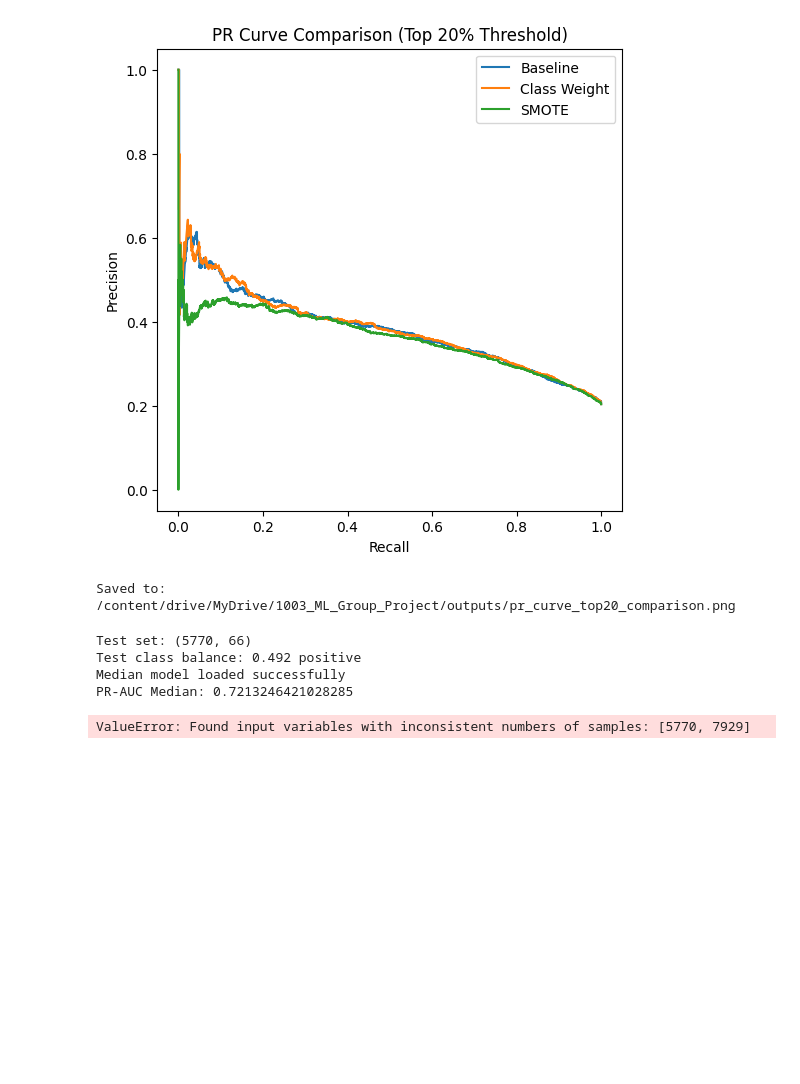
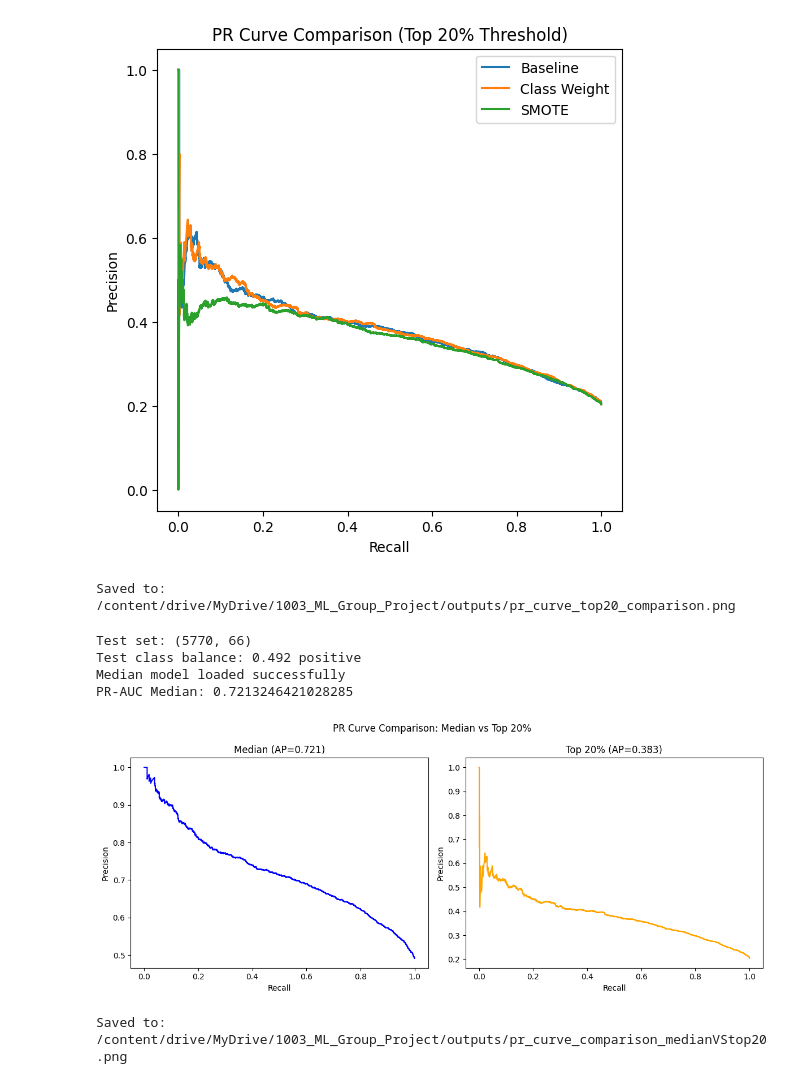
Before and after one commit to yh6384-design/ML_Online_News_Popularity, a Jupyter notebook: NB4_Extension.ipynb, the cells around one changed output. Saved outputs shown, nothing was run; the diff lists cells and outputs as text; code cells hidden in the pictures; blank space fills up the shorter version.

```diff
--- a/NB4_Extension.ipynb
+++ b/NB4_Extension.ipynb
@@ -516,28 +516,45 @@ Test set: (5770, 66)
 Test class balance: 0.492 positive
 Median model loaded successfully
 PR-AUC Median: 0.7213246421028285
-# %%
-from sklearn.metrics import average_precision_score
-
-ap_median = average_precision_score(y_test_Median, y_prob_median)
-ap_top20 = average_precision_score(y_test, y_prob_w)
-
-precision_m, recall_m, _ = precision_recall_curve(y_test_Median, y_prob_median)
-precision_t, recall_t, _ = precision_recall_curve(y_test, y_prob_w)
-
-plt.figure(figsize=(6,6))
-
-plt.plot(recall_m, precision_m, label=f"Median (AP={ap_median:.3f})")
-plt.plot(recall_t, precision_t, label=f"Top 20% (AP={ap_top20:.3f})")
-
-baseline = y_test.mean()
-plt.hlines(baseline, 0, 1, linestyles="--", label="Baseline")
-
-plt.xlabel("Recall")
-plt.ylabel("Precision")
-plt.title("PR Curve: Median vs Top 20%")
-plt.legend()
-
-plt.show()
-# %% [output]
-ValueError: Found input variables with inconsistent numbers of samples: [5770, 7929]
+# %%
+from sklearn.metrics import precision_recall_curve, average_precision_score
+import matplotlib.pyplot as plt
+
+# --- Median ---
+ap_median = average_precision_score(y_test_median, y_prob_median)
+precision_m, recall_m, _ = precision_recall_curve(y_test_median, y_prob_median)
+
+# --- Top20 ---
+ap_top20 = average_precision_score(y_test_top20, y_prob_top20)
+precision_t, recall_t, _ = precision_recall_curve(y_test_top20, y_prob_top20)
+
+# --- Plot side by side ---
+fig, axes = plt.subplots(1, 2, figsize=(12, 5))
+
+# ===== Plot 1: Median =====
+axes[0].plot(recall_m, precision_m, color='blue')
+
+axes[0].set_title(f"Median (AP={ap_median:.3f})")
+axes[0].set_xlabel("Recall")
+axes[0].set_ylabel("Precision")
+
+# ===== Plot 2: Top20 =====
+axes[1].plot(recall_t, precision_t, color='orange')
+
+axes[1].set_title(f"Top 20% (AP={ap_top20:.3f})")
+axes[1].set_xlabel("Recall")
+axes[1].set_ylabel("Precision")
+
+plt.suptitle("PR Curve Comparison: Median vs Top 20%")
+
+plt.tight_layout()
+# Save
+save_path = f"{OUTPUTS_DIR}/pr_curve_comparison_medianVStop20.png"
+plt.savefig(save_path, dpi=300, bbox_inches='tight')
+
+plt.show()
+
+print("Saved to:", save_path)
+# %% [output]
+[figure, added]
+Saved to: /content/drive/MyDrive/1003_ML_Group_Project/outputs/pr_curve_comparison_medianVStop20.png
```
